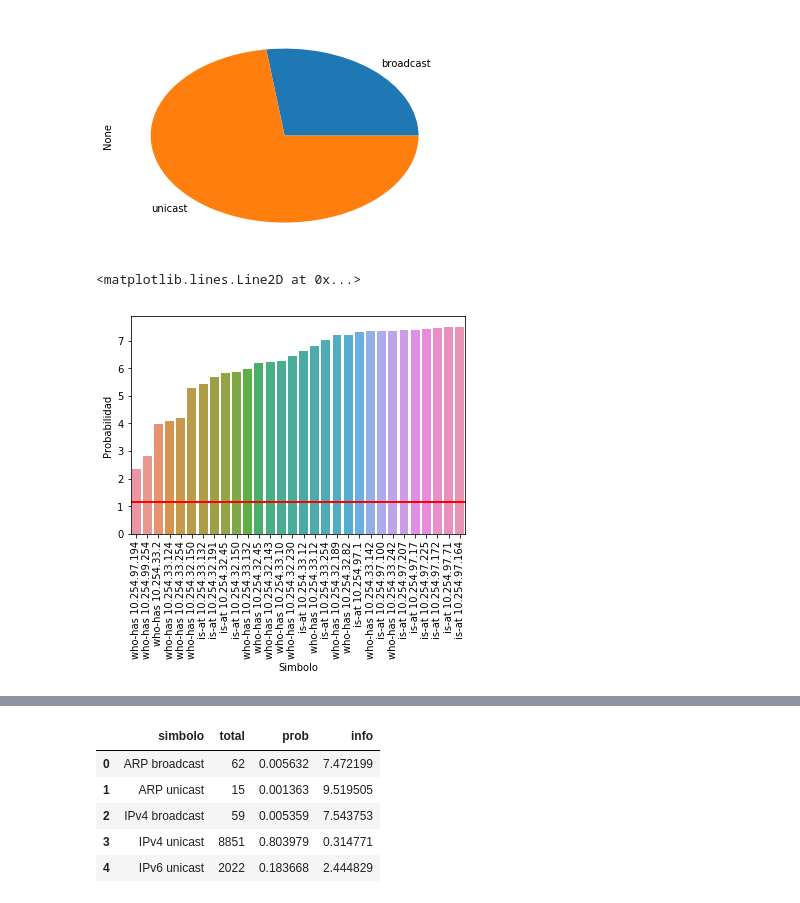
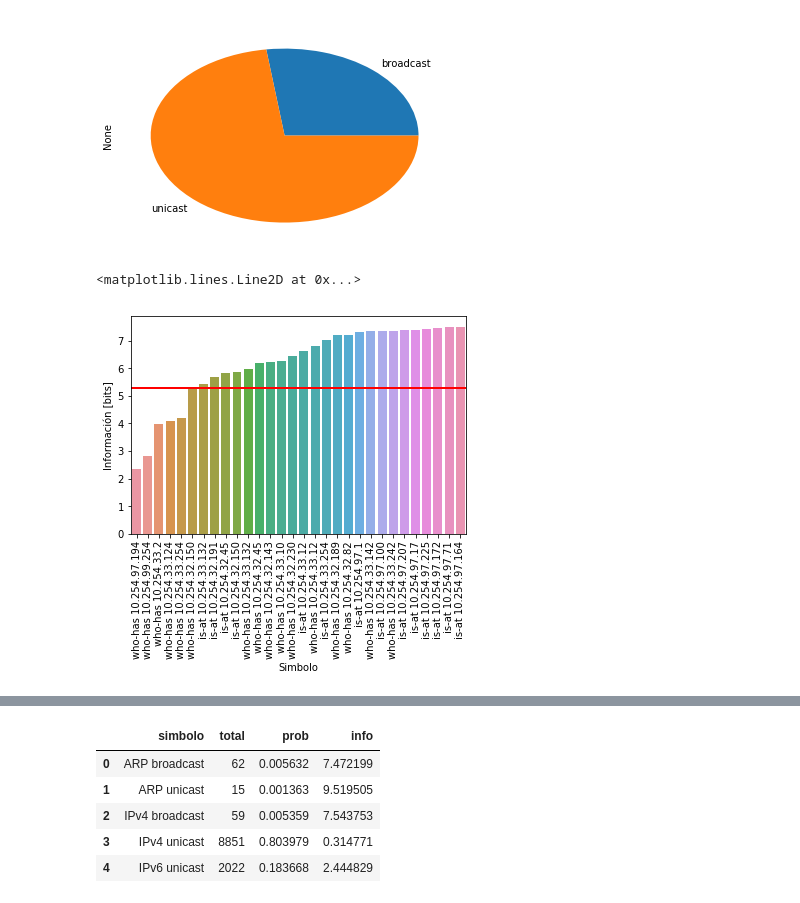
Before and after one commit to ZebaSz/tdc-tp1, a Jupyter notebook: script/Plots.ipynb, the cells around one changed output, grey strips where cells are left out. Drawn from its saved outputs; the diff is of its cells as text; code cells hidden in the pictures.

```diff
--- a/script/Plots.ipynb
+++ b/script/Plots.ipynb
@@ -238,9 +238,9 @@ plot_dest_type_pie(data_s1_despe)
 [figure]
 # %%
 ax = sns.barplot(x="simbolo", y="info", data=summary_s2_despe.sort_values('info', ascending=True).iloc[0:30])
-ax.set(xlabel='Simbolo', ylabel='Probabilidad')
+ax.set(xlabel='Simbolo', ylabel='Información [bits]')
 ax.set_xticklabels(ax.get_xticklabels(), rotation=90)
-ax.axhline(y=entropy(summary_s2), xmin=-1, xmax=1, color='r', linestyle='-', lw=2)
+ax.axhline(y=entropy(summary_s2_despe), xmin=-1, xmax=1, color='r', linestyle='-', lw=2)
 # %% [output]
 <matplotlib.lines.Line2D at 0x...>
-[figure, old version]
+[figure, new version]
```
Also changed, not shown: parts of 3 cells of this notebook, 4 other files.
